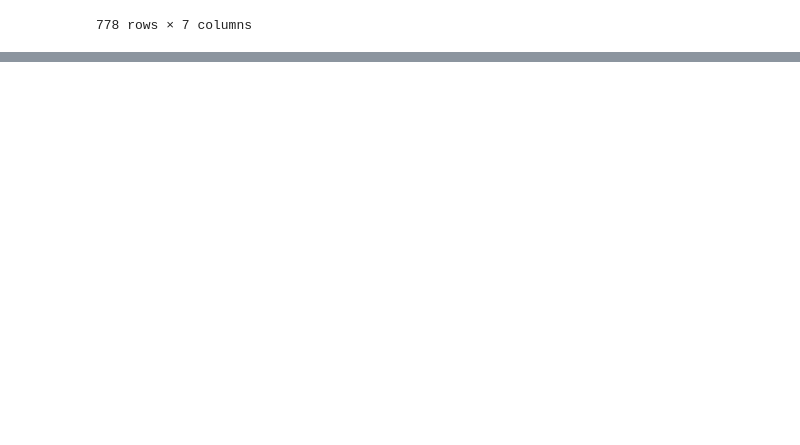
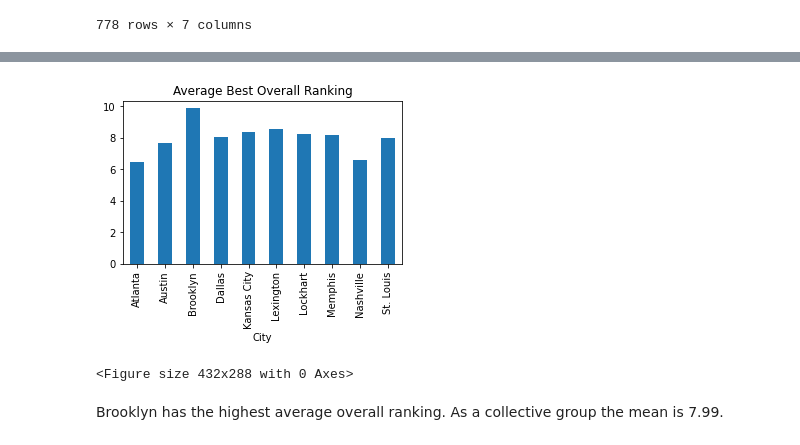
Before and after one commit to jcrettig/API_Group_Project, a Jupyter notebook: DE_working_file_v2.ipynb, the cells around one changed output, grey strips where cells are left out. Saved outputs shown, nothing was run; the diff lists cells and outputs as text; code cells hidden in the pictures; blank space fills up the shorter version.

```diff
--- a/DE_working_file_v2.ipynb
+++ b/DE_working_file_v2.ipynb
@@ -141,8 +144,12 @@ review_df
 # %%
 #dropping any data that has NaN
 # code from this dataframe
-review_df=review_df.dropna()
-review_df
+#review_df=review_df.dropna()
+#review_df
+reviews_df=review_df.dropna()
+reviews_df = reviews_df[reviews_df['City'].isin(["Lockhart", "Memphis","Kansas City","Lexington", "Austin", "St. Louis"
+          , "Dallas", "Nashville","Atlanta", "Brooklyn"] )]
+reviews_df
 # %% [output]
 |  | Name | BizID | City | State | Zip | ReviewID | Rating |
 | 0 | Chisholm Trail Bar-B-Q | 10192811 | Lockhart | TX | 78644 | ip_10302946967 | 8 |
@@ -160,2 +178,4 @@ review_df
+# %%
+reviews_df["Rating"] = reviews_df.Rating.astype(float)
 # %%
 # Uncomment to see a clean print of the json in the places detail response above
@@ -162,0 +183,5 @@ review_df
+# %%
+#What 10 major cities have the best average overall Ranking for BBQ-Andrea
+city_mean = reviews_df.groupby("City")["Rating"].mean()
+city_mean.head(10)
+#city_mean.describe()
@@ -162,0 +201,15 @@ review_df
+# %%
+#MatPlotLib on What 10 major cities have the best overall Ranking for BBQ-Andrea
+# Use DataFrame.plot() in order to create a bar chart of the data
+city_mean.plot(kind="bar", figsize=(5,3))
+
+# Set a title for the chart
+plt.title("Average Best Overall Ranking")
+
+plt.show()
+plt.tight_layout()
+# %% [output]
+[figure, added]
+<Figure size 432x288 with 0 Axes>
+# %% [markdown]
+Brooklyn has the highest average overall ranking. As a collective group the mean is 7.99.
```
Also changed, not shown: parts of 16 cells of this notebook.
